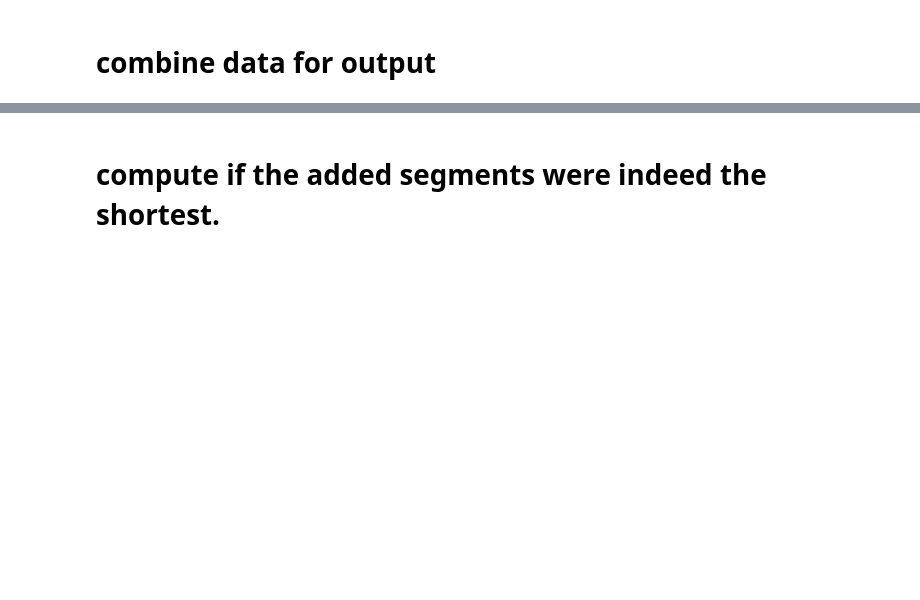
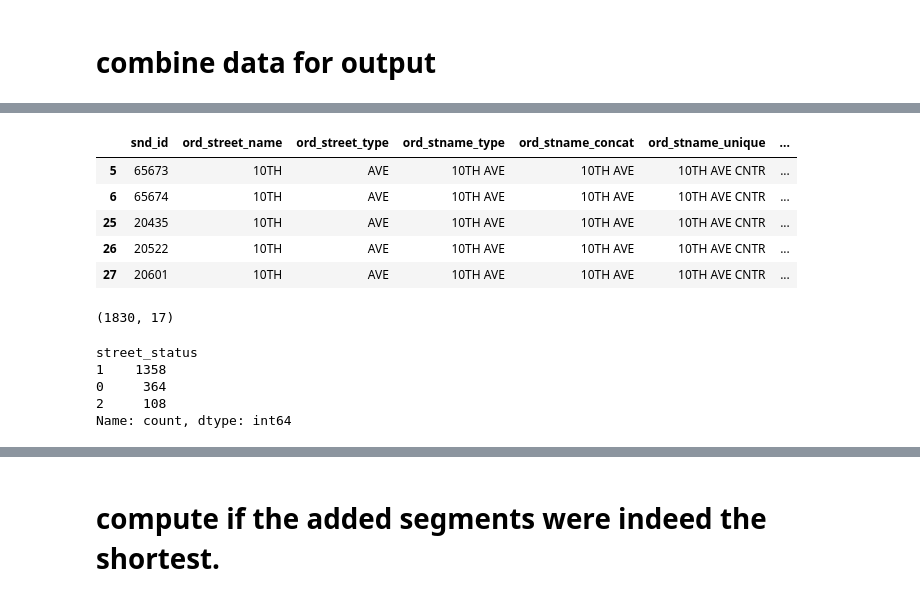
Before and after one commit to mike-babb/seattle_streets, a Jupyter notebook: code/step_04_find_discontinuities.ipynb, the cells around one changed output, grey strips where cells are left out. Drawn from its saved outputs; the diff is of its cells as text; code cells hidden in the pictures; blank space fills up the shorter version.

```diff
--- a/code/step_04_find_discontinuities.ipynb
+++ b/code/step_04_find_discontinuities.ipynb
@@ -85,7 +85,4 @@ Index(['f_intr_id', 't_intr_id', 'snd_id', 'snd_feacode', 'citycode',
       dtype='object')
-# %%
-# create the ord_street_name and ord_street_type variable
-gdf['ord_stname_type'] = gdf['ord_street_name'] + ' ' + gdf['ord_street_type']
 # %%
 # create a weight variable from the gis_segment_length variable
 gdf['weight'] = gdf['gis_seg_length']
@@ -100,10 +97,14 @@ col_names = ['f_intr_id',
 'ord_street_type',
 'ord_stname_type',
 'ord_stname_concat',
+'ord_stname_unique',
+'ord_stname_type_group',
 'city_portion',
-'geometry',
+'city_portion_group',
 'weight',
-'group_id']
+'group_id',
+'sort_order',
+'geometry']
 # %%
 gdf = gdf[col_names].copy()
 # %%
@@ -429,0 +575,24 @@ trouble_list
+# %%
+# is everything lining up?
+testo = ms_gdf.loc[ms_gdf['ord_stname_unique'] != ms_gdf['ord_stname_concat'], :]
+# %%
+testo.head()
+# %% [output]
+|  | snd_id | ord_street_name | ord_street_type | ord_stname_type | ord_stname_concat | ord_stname_unique | ... |
+| 5 | 65673 | 10TH | AVE | 10TH AVE | 10TH AVE | 10TH AVE CNTR | ... |
+| 6 | 65674 | 10TH | AVE | 10TH AVE | 10TH AVE | 10TH AVE CNTR | ... |
+| 25 | 20435 | 10TH | AVE | 10TH AVE | 10TH AVE | 10TH AVE CNTR | ... |
+| 26 | 20522 | 10TH | AVE | 10TH AVE | 10TH AVE | 10TH AVE CNTR | ... |
+| 27 | 20601 | 10TH | AVE | 10TH AVE | 10TH AVE | 10TH AVE CNTR | ... |
+# %%
+testo.shape
+# %% [output]
+(1830, 17)
+# %%
+testo['street_status'].value_counts()
+# %% [output]
+street_status
+1    1358
+0     364
+2     108
+Name: count, dtype: int64
```
Also changed, not shown: parts of 28 cells of this notebook, 5 other files.
